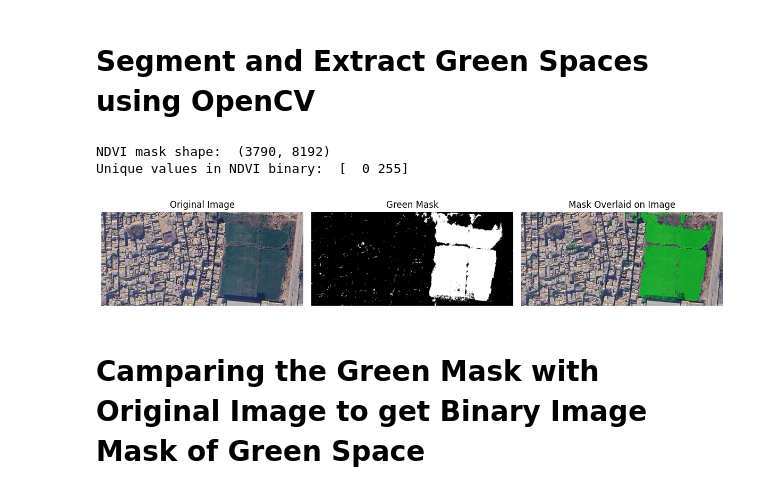
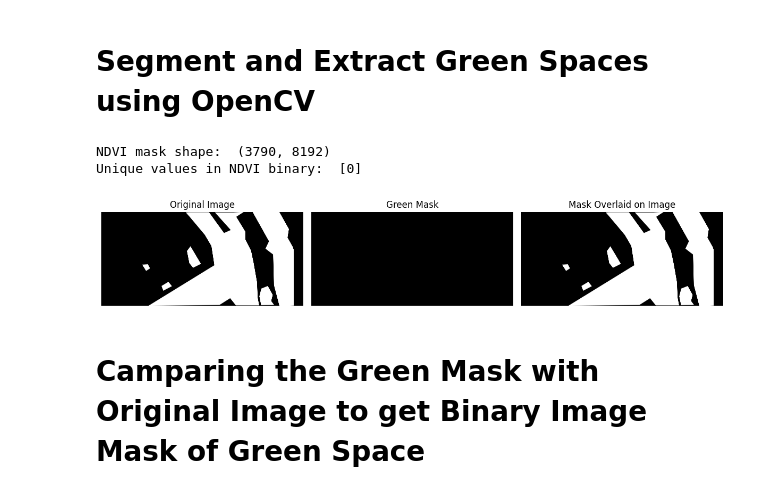
Before and after one commit to Faareh-Ahmed/Segment-Green-Spaces, a Jupyter notebook: Evaluation_Metrics.ipynb, the cells around one changed output. Saved outputs shown, nothing was run; the diff lists cells and outputs as text; code cells hidden in the pictures.

```diff
--- a/Evaluation_Metrics.ipynb
+++ b/Evaluation_Metrics.ipynb
@@ -338,7 +338,7 @@ def plot_confusion_matrix(y_pred, y_true):
     plt.show()
 
 # Paths to images
-ndvi_path = "/content/sample_data/110.jpg"
+ndvi_path = "/content/sample_data/107GroundTruth.jpg"
 ndvi_image, green_color_image = extract_green_region(
     ndvi_path,
     # Define initial HSV bounds for green regions
@@ -357,35 +357,35 @@ overlay_image = overlay_mask_on_image(green_color_image, ndvi_image, color=(0, 2
 Image.fromarray(ndvi_image).save("green_mask.jpg")
 Image.fromarray(overlay_image).save("mask_overlay.jpg")
 
 
 
 
 # Visualize images and differences
 plt.figure(figsize=(12, 6))
 
 plt.subplot(1, 3, 1)
 plt.imshow(green_color_image)
 plt.title("Original Image")
 plt.axis("off")
 
 # Masked Image
 plt.subplot(1, 3, 2)
 plt.imshow(ndvi_image, cmap="gray")
 plt.title("Green Mask")
 plt.axis("off")
 
 # Overlayed Image
 plt.subplot(1, 3, 3)
 plt.imshow(overlay_image)
 plt.title("Mask Overlaid on Image")
 plt.axis("off")
 
 plt.tight_layout()
 plt.show()
 # %% [output]
 NDVI mask shape:  (3790, 8192)
-Unique values in NDVI binary:  [  0 255]
+Unique values in NDVI binary:  [0]
-[figure, old version]
+[figure, new version]
 # %% [markdown]
 # Camparing the Green Mask with Original Image to get Binary Image Mask of Green Space
 # %%
```
Also changed, not shown: parts of 1 cell of this notebook.
